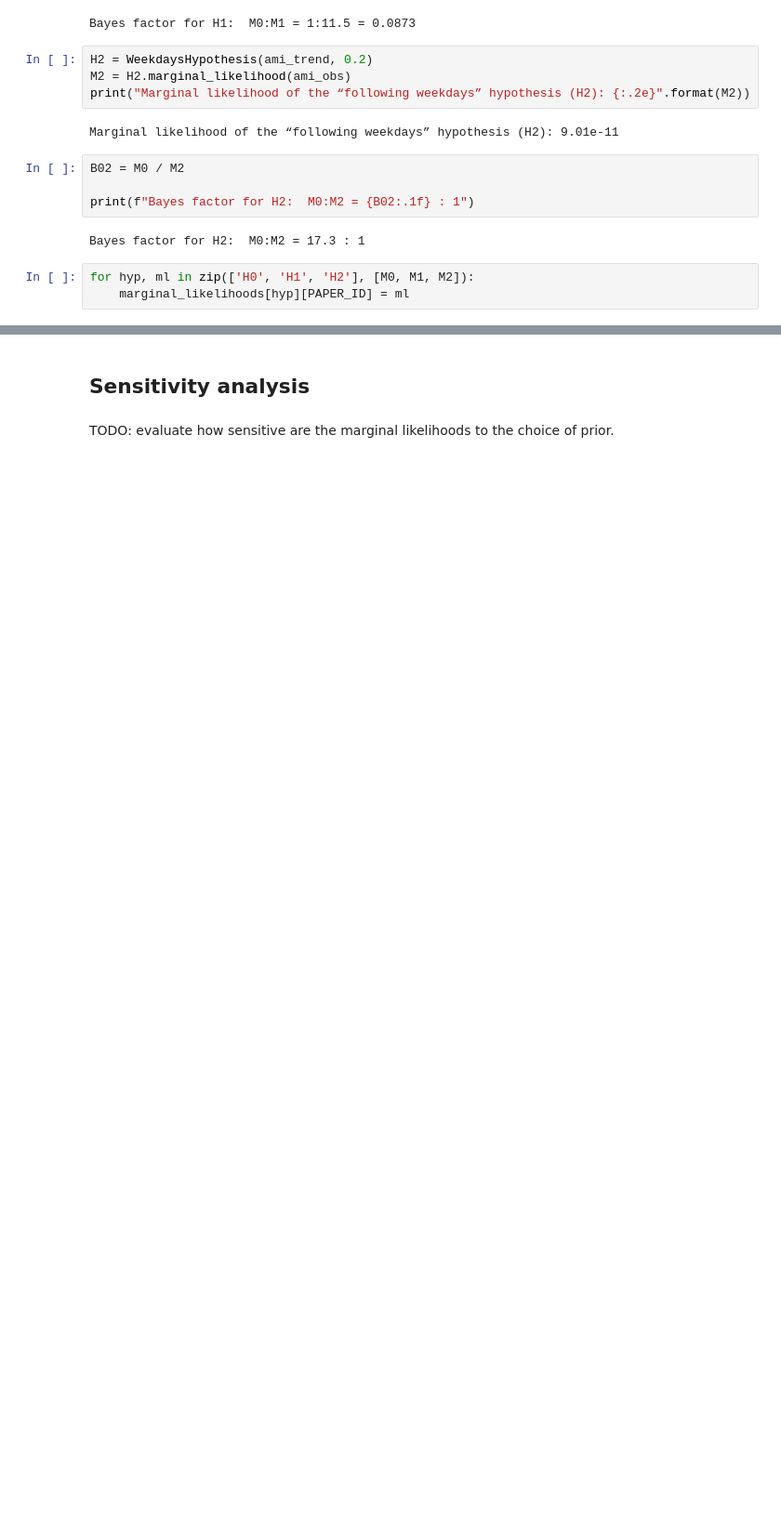
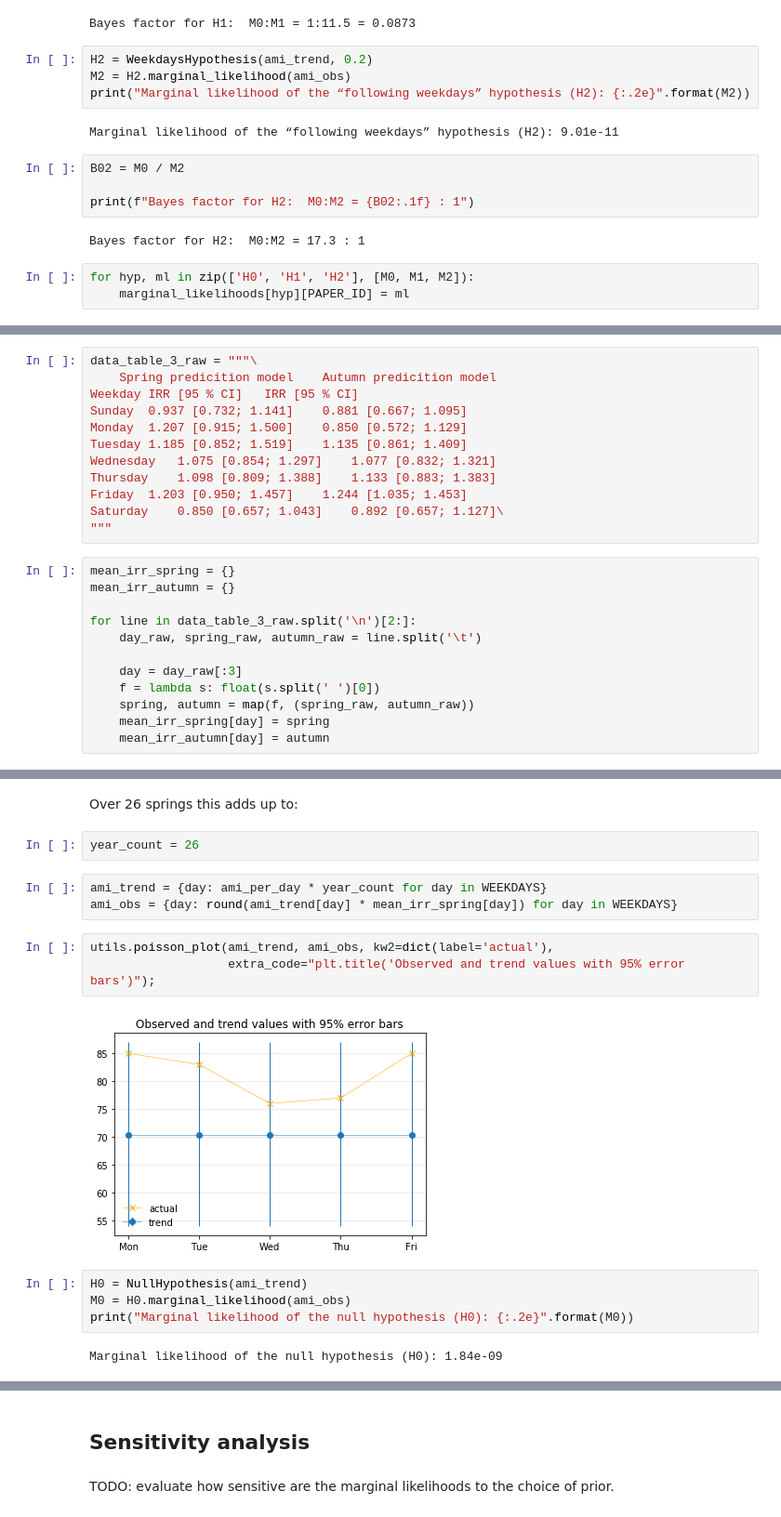
Before and after one commit to treszkai/BayesianScience, a Jupyter notebook: DST vs AMI.ipynb, the cells around one changed output, grey strips where cells are left out. Shown at 93% size. Saved outputs shown, nothing was run; the diff lists cells and outputs as text; blank space fills up the shorter version.

```diff
--- a/DST vs AMI.ipynb
+++ b/DST vs AMI.ipynb
@@ -211,0 +242,24 @@ for hyp, ml in zip(['H0', 'H1', 'H2'], [M0, M1, M2]):
+# %%
+data_table_3_raw = """\
+	Spring predicition model 	Autumn predicition model
+Weekday	IRR [95 % CI]	IRR [95 % CI]
+Sunday	0.937 [0.732; 1.141]	0.881 [0.667; 1.095]
+Monday	1.207 [0.915; 1.500]	0.850 [0.572; 1.129]
+Tuesday	1.185 [0.852; 1.519]	1.135 [0.861; 1.409]
+Wednesday	1.075 [0.854; 1.297]	1.077 [0.832; 1.321]
+Thursday	1.098 [0.809; 1.388]	1.133 [0.883; 1.383]
+Friday	1.203 [0.950; 1.457]	1.244 [1.035; 1.453]
+Saturday	0.850 [0.657; 1.043]	0.892 [0.657; 1.127]\
+"""
+# %%
+mean_irr_spring = {}
+mean_irr_autumn = {}
+
+for line in data_table_3_raw.split('\n')[2:]:
+    day_raw, spring_raw, autumn_raw = line.split('\t')
+
+    day = day_raw[:3]
+    f = lambda s: float(s.split(' ')[0])
+    spring, autumn = map(f, (spring_raw, autumn_raw))
+    mean_irr_spring[day] = spring
+    mean_irr_autumn[day] = autumn
@@ -211,0 +276,18 @@ for hyp, ml in zip(['H0', 'H1', 'H2'], [M0, M1, M2]):
+# %% [markdown]
+Over 26 springs this adds up to:
+# %%
+year_count = 26
+# %%
+ami_trend = {day: ami_per_day * year_count for day in WEEKDAYS}
+ami_obs = {day: round(ami_trend[day] * mean_irr_spring[day]) for day in WEEKDAYS}
+# %%
+utils.poisson_plot(ami_trend, ami_obs, kw2=dict(label='actual'),
+                   extra_code="plt.title('Observed and trend values with 95% error bars')");
+# %% [output]
+[figure, added]
+# %%
+H0 = NullHypothesis(ami_trend)
+M0 = H0.marginal_likelihood(ami_obs)
+print("Marginal likelihood of the null hypothesis (H0): {:.2e}".format(M0))
+# %% [output]
+Marginal likelihood of the null hypothesis (H0): 1.84e-09
```
Also changed, not shown: parts of 43 cells of this notebook, 3 other files.
